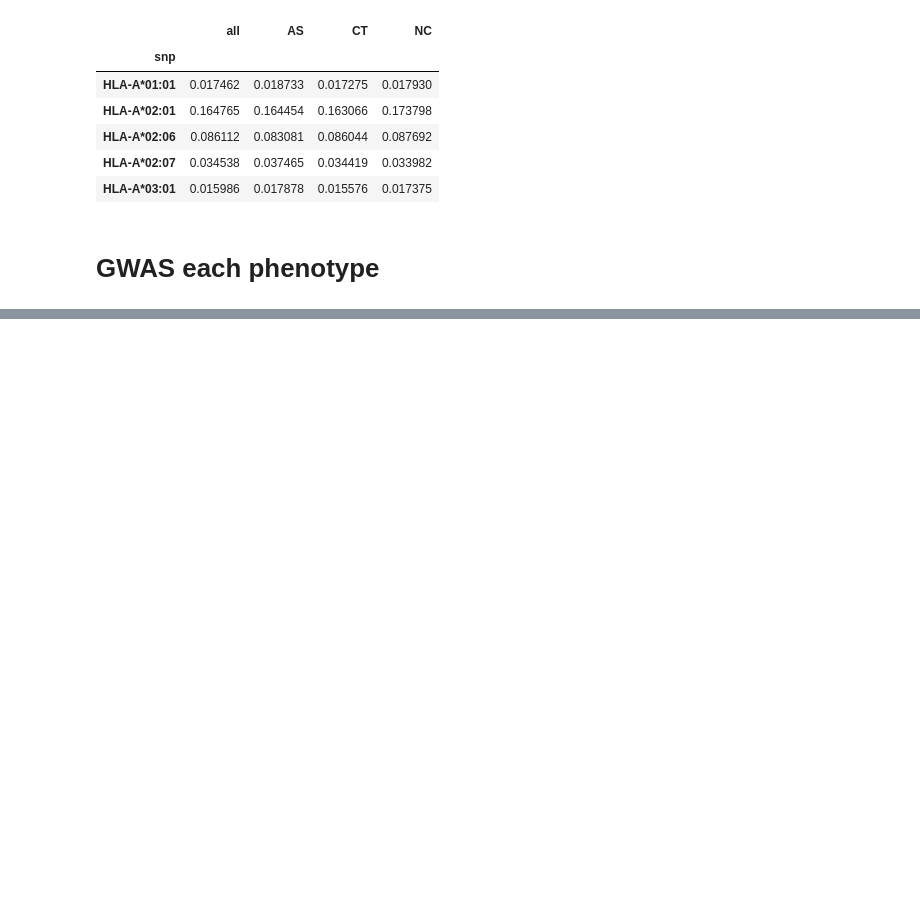
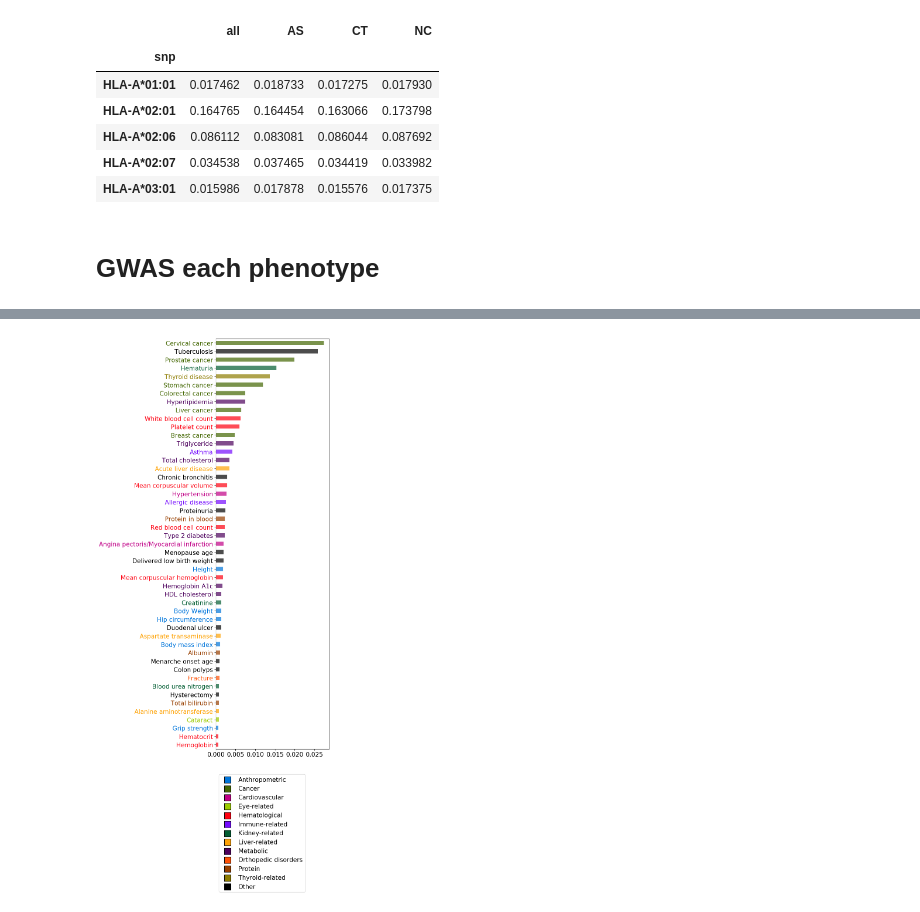
Before and after one commit to chanwkimlab/MHC_Kor_Assoc, a Jupyter notebook: 8_result.ipynb, the cells around one changed output, grey strips where cells are left out. Cells and saved outputs as stored; diff of their text form; code cells hidden in the pictures; blank space fills up the shorter version.

```diff
--- a/8_result.ipynb
+++ b/8_result.ipynb
@@ -313,0 +1171,14 @@ result_merge
+# %%
+phewas_data_2d_noveltycheck=phewas_data_2d.copy()
+
+for row, row_data in phewas_data_2d_noveltycheck.iterrows():
+    for col,element in row_data.items():
+        #print(row,co)
+        if ~np.isnan(element):
+            select=result_all_pub[(result_all_pub['phenotype_name']==row)&(result_all_pub['gene']==col)]
+            if len(select)!=1:
+                print(select[['phenotype_name','gene']])
+            if select['novel'].sum()!=0:
+                phewas_data_2d_noveltycheck.loc[row,col]=1
+            else:
+                phewas_data_2d_noveltycheck.loc[row,col]=np.nan
@@ -313,0 +1413,2 @@ result_merge
+# %%
+result_uni=pd.concat(result_list)
@@ -313,0 +1423,2 @@ result_merge
+# %%
+result_uni['h2_liab']=result_uni.apply(lambda row: h2_obs_to_liab(row['V(G)/Vp-Estimate'],row['prevalence'],row['prevalence']) if row['phenotype_type']=='binary' else row['V(G)/Vp-Estimate'],axis=1)
@@ -313,0 +1434,64 @@ result_merge
+# %%
+result_concat=result_uni
+# %%
+toplot=result_concat[result_concat['h2_liab']>0].copy()
+toplot=toplot.sort_values('h2_liab',ascending=True).iloc[int(3*len(toplot)/10):]
+toplot['color']=toplot.index.map(lambda x: category_to_color_category(phenotype_info.loc[x]['phenotype_category'],'color'))
+
+#plt.rcParams["figure.figsize"] = (5,30)
+plt.rcParams["font.size"] = 15
+
+
+fig = plt.figure(figsize=(5, 20))
+gs=fig.add_gridspec(20+2,5)
+#ax=fig.add_subplot(1,1,1)
+
+fig_barplot=fig.add_subplot(gs[0:20,0:5])
+"""
+sns.barplot(
+    x='h2_liab',
+    y=0,
+    data=toplot,
+    ax=ax
+)
+"""
+toplot['h2_liab'].plot.barh(linewidth=0.1,
+                            colors=list(toplot['color'].values),
+                            alpha=0.7,
+                            ax=fig_barplot)
+
+for ticklabel in fig_barplot.yaxis.get_ticklabels():
+    phenotype_name=ticklabel.get_text()
+    phenotype_category=phenotype_info.loc[phenotype_name]['phenotype_category']
+    ticklabel.set_color(category_to_color_category(phenotype_category,'color'))
+
+fig_barplot.set_yticklabels([phenotype_info.loc[item.get_text()]['phenotype_name_publication'] for item in fig_barplot.get_yticklabels()])
+
+
+
+
+
+
+fig_legend=fig.add_subplot(gs[20:20+2, 0:5])
+
+category_color_df=pd.DataFrame([phenotype_info.loc[toplot.index]['phenotype_category'].map(lambda x: category_to_color_category(x,'category')).values,
+                                phenotype_info.loc[toplot.index]['phenotype_category'].map(lambda x: category_to_color_category(x,'color')).values,
+                ],index=['category','color']).T
+category_color_df=category_color_df[~category_color_df.duplicated('category')]
+category_color_df=category_color_df.sort_values('category')
+category_color_df=pd.concat([category_color_df[~category_color_df['category'].str.contains('Other')],
+               category_color_df[category_color_df['category'].str.contains('Other')]])
+
+legend1=fig_legend.legend(
+                        [plt.scatter([],[], marker = 's', s=250, c=row['color'], edgecolor='black', label = row['category']) for (idx,row) in category_color_df.iterrows()],
+                        [row['category'] for (idx,row) in category_color_df.iterrows()],
+                        loc='upper left',bbox_to_anchor=(0, 0.5)
+)
+
+
+fig_legend.axis("off")
+
+
+plt.savefig(data_out_pub_path+'h2_uni.png', bbox_inches='tight')
+#plt.savefig('figure_h2.svg', bbox_inches='tight')
+# %% [output]
@@ -313,0 +1511 @@ result_merge
+[figure, added]
```
Also changed, not shown: parts of 157 cells of this notebook, 4 other files.
